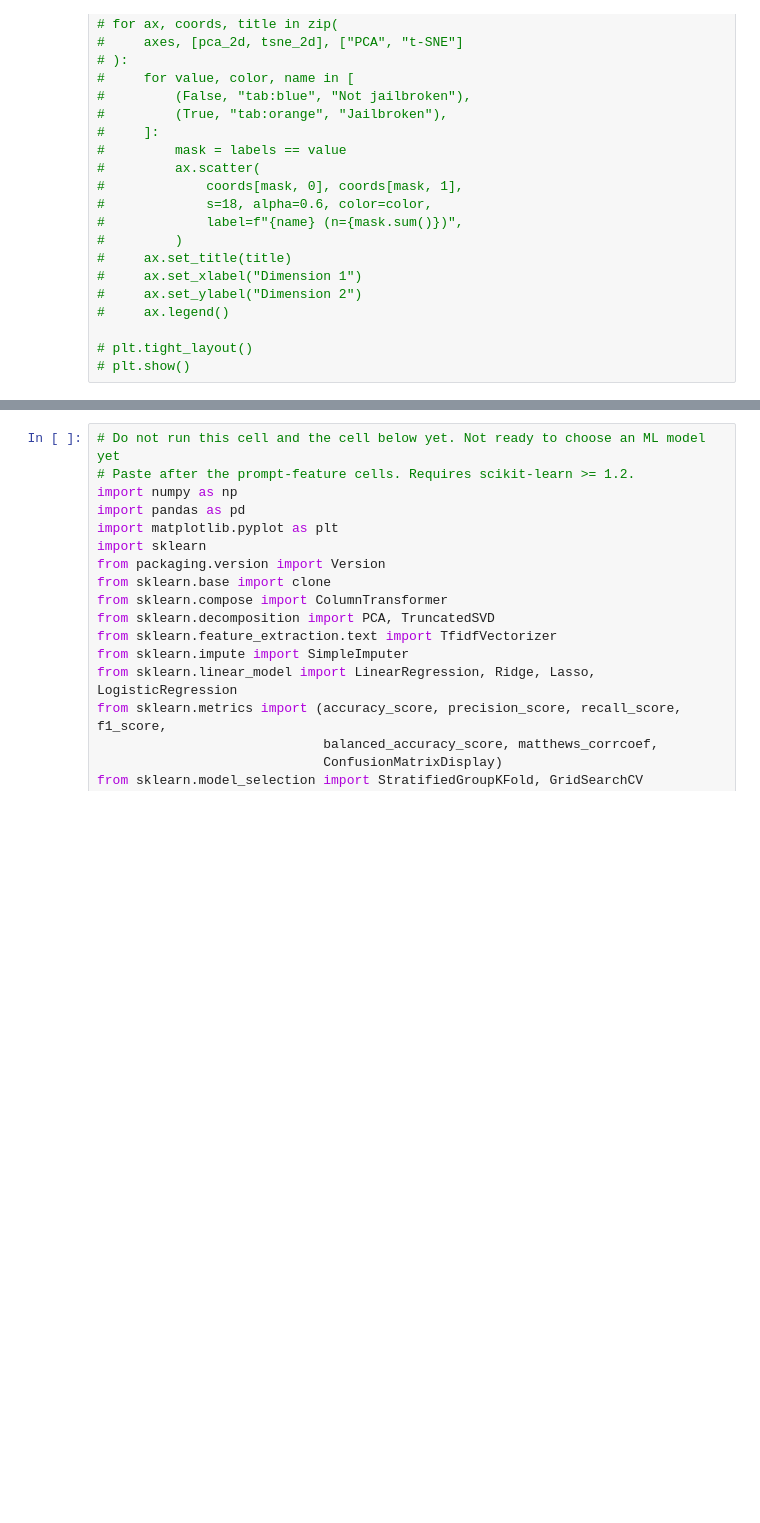
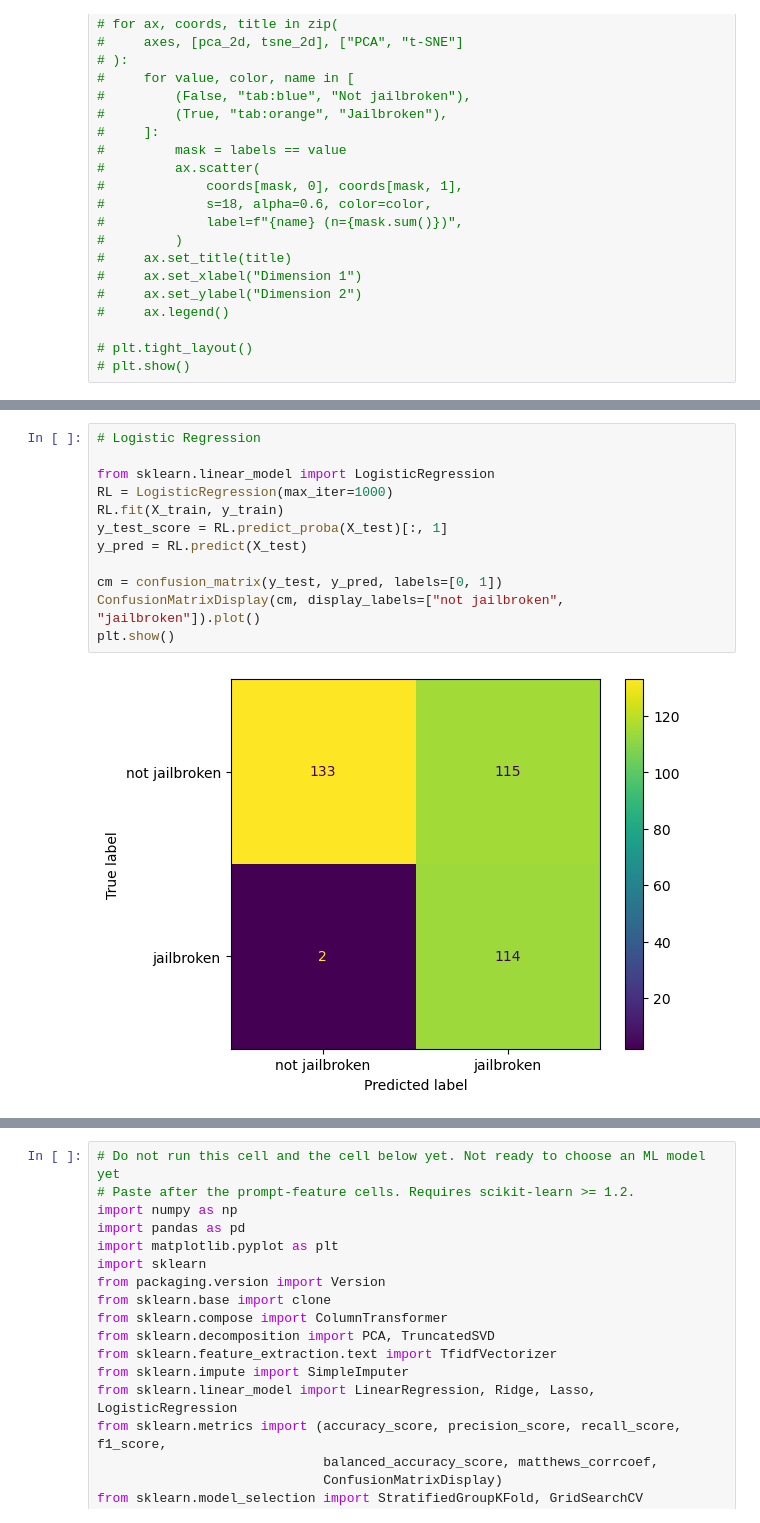
Before and after one commit to Erdos-Projects/fall-2026-llm-resisting-jailbreaking, a Jupyter notebook: src/data_cleaning_v2.ipynb, the cells around one changed output, grey strips where cells are left out. Drawn from its saved outputs; the diff is of its cells as text; blank space fills up the shorter version.

```diff
--- a/src/data_cleaning_v2.ipynb
+++ b/src/data_cleaning_v2.ipynb
@@ -195,0 +248,14 @@ test_data = attack_df[attack_df["model"] == "gpt4"]
+# %%
+# Logistic Regression
+
+from sklearn.linear_model import LogisticRegression
+RL = LogisticRegression(max_iter=1000)
+RL.fit(X_train, y_train)
+y_test_score = RL.predict_proba(X_test)[:, 1]
+y_pred = RL.predict(X_test)
+
+cm = confusion_matrix(y_test, y_pred, labels=[0, 1])
+ConfusionMatrixDisplay(cm, display_labels=["not jailbroken", "jailbroken"]).plot()
+plt.show()
+# %% [output]
+[figure, added]
```
Also changed, not shown: parts of 6 cells of this notebook, 1 other file.
